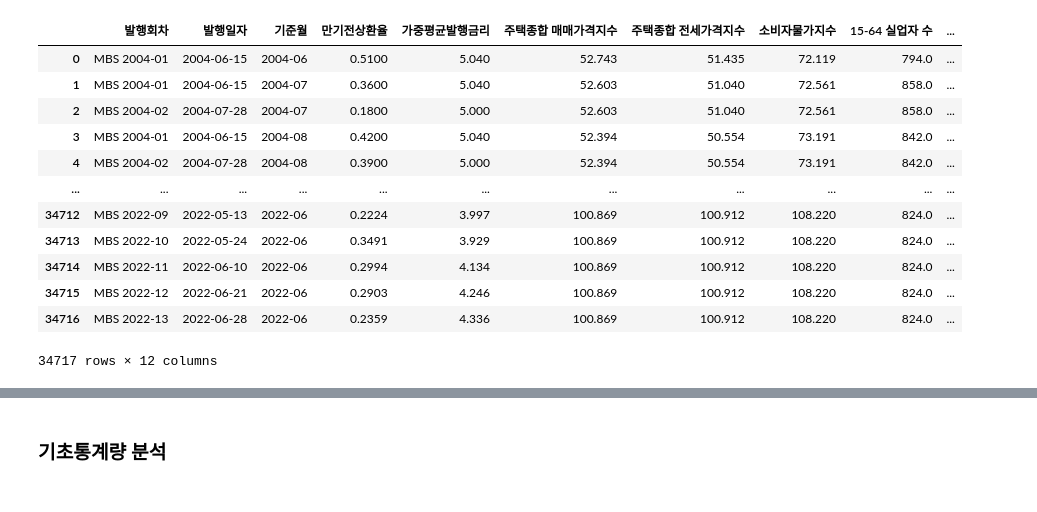
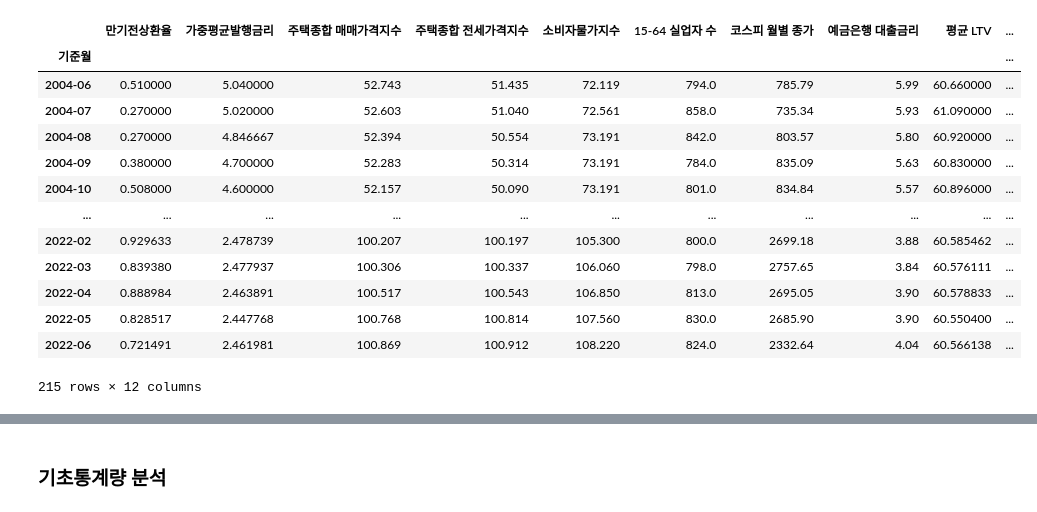
Before and after one commit to pelllzz/ubion4_project1, a Jupyter notebook: code/본격_분석.ipynb, the cells around one changed output, grey strips where cells are left out. Cells and saved outputs as stored; diff of their text form; code cells hidden in the pictures.

```diff
--- a/code/본격_분석.ipynb
+++ b/code/본격_분석.ipynb
@@ -3,5 +3,5 @@ import pandas as pd
 import numpy as np
 # %%
 # get data
-data = pd.read_csv("../전처리/전처리_최종.csv", encoding="CP949")
+data = pd.read_csv("../전처리/전처리_최종_V2.csv", encoding="CP949")
 data.drop(columns=['Unnamed: 0'], inplace=True)
@@ -8,18 +19,22 @@ data.drop(columns=['Unnamed: 0'], inplace=True)
 # %%
+# 기준월 기준으로 데이터 그룹화
+data_a = data.groupby(['기준월']).mean()
+
 # 금리 차이 구하기
-data['금리차'] = data['예금은행 대출금리'] - data['가중평균발행금리']
-data
+data_a['금리차'] = data_a['예금은행 대출금리'] - data_a['가중평균발행금리']
+data_a
 # %% [output]
-|  | 발행회차 | 발행일자 | 기준월 | 만기전상환율 | 가중평균발행금리 | 주택종합 매매가격지수 | 주택종합 전세가격지수 | 소비자물가지수 | 15-64 실업자 수 | ... |
-| 0 | MBS 2004-01 | 2004-06-15 | 2004-06 | 0.5100 | 5.040 | 52.743 | 51.435 | 72.119 | 794.0 | ... |
-| 1 | MBS 2004-01 | 2004-06-15 | 2004-07 | 0.3600 | 5.040 | 52.603 | 51.040 | 72.561 | 858.0 | ... |
-| 2 | MBS 2004-02 | 2004-07-28 | 2004-07 | 0.1800 | 5.000 | 52.603 | 51.040 | 72.561 | 858.0 | ... |
-| 3 | MBS 2004-01 | 2004-06-15 | 2004-08 | 0.4200 | 5.040 | 52.394 | 50.554 | 73.191 | 842.0 | ... |
-| 4 | MBS 2004-02 | 2004-07-28 | 2004-08 | 0.3900 | 5.000 | 52.394 | 50.554 | 73.191 | 842.0 | ... |
+|  | 만기전상환율 | 가중평균발행금리 | 주택종합 매매가격지수 | 주택종합 전세가격지수 | 소비자물가지수 | 15-64 실업자 수 | 코스피 월별 종가 | 예금은행 대출금리 | 평균 LTV | ... |
+| 기준월 |  |  |  |  |  |  |  |  |  | ... |
+| 2004-06 | 0.510000 | 5.040000 | 52.743 | 51.435 | 72.119 | 794.0 | 785.79 | 5.99 | 60.660000 | ... |
+| 2004-07 | 0.270000 | 5.020000 | 52.603 | 51.040 | 72.561 | 858.0 | 735.34 | 5.93 | 61.090000 | ... |
+| 2004-08 | 0.270000 | 4.846667 | 52.394 | 50.554 | 73.191 | 842.0 | 803.57 | 5.80 | 60.920000 | ... |
+| 2004-09 | 0.380000 | 4.700000 | 52.283 | 50.314 | 73.191 | 784.0 | 835.09 | 5.63 | 60.830000 | ... |
+| 2004-10 | 0.508000 | 4.600000 | 52.157 | 50.090 | 73.191 | 801.0 | 834.84 | 5.57 | 60.896000 | ... |
 | ... | ... | ... | ... | ... | ... | ... | ... | ... | ... | ... |
-| 34712 | MBS 2022-09 | 2022-05-13 | 2022-06 | 0.2224 | 3.997 | 100.869 | 100.912 | 108.220 | 824.0 | ... |
-| 34713 | MBS 2022-10 | 2022-05-24 | 2022-06 | 0.3491 | 3.929 | 100.869 | 100.912 | 108.220 | 824.0 | ... |
-| 34714 | MBS 2022-11 | 2022-06-10 | 2022-06 | 0.2994 | 4.134 | 100.869 | 100.912 | 108.220 | 824.0 | ... |
-| 34715 | MBS 2022-12 | 2022-06-21 | 2022-06 | 0.2903 | 4.246 | 100.869 | 100.912 | 108.220 | 824.0 | ... |
-| 34716 | MBS 2022-13 | 2022-06-28 | 2022-06 | 0.2359 | 4.336 | 100.869 | 100.912 | 108.220 | 824.0 | ... |
+| 2022-02 | 0.929633 | 2.478739 | 100.207 | 100.197 | 105.300 | 800.0 | 2699.18 | 3.88 | 60.585462 | ... |
+| 2022-03 | 0.839380 | 2.477937 | 100.306 | 100.337 | 106.060 | 798.0 | 2757.65 | 3.84 | 60.576111 | ... |
+| 2022-04 | 0.888984 | 2.463891 | 100.517 | 100.543 | 106.850 | 813.0 | 2695.05 | 3.90 | 60.578833 | ... |
+| 2022-05 | 0.828517 | 2.447768 | 100.768 | 100.814 | 107.560 | 830.0 | 2685.90 | 3.90 | 60.550400 | ... |
+| 2022-06 | 0.721491 | 2.461981 | 100.869 | 100.912 | 108.220 | 824.0 | 2332.64 | 4.04 | 60.566138 | ... |
-34717 rows × 12 columns
+215 rows × 12 columns
```
Also changed, not shown: parts of 29 cells of this notebook, 2 other files.
